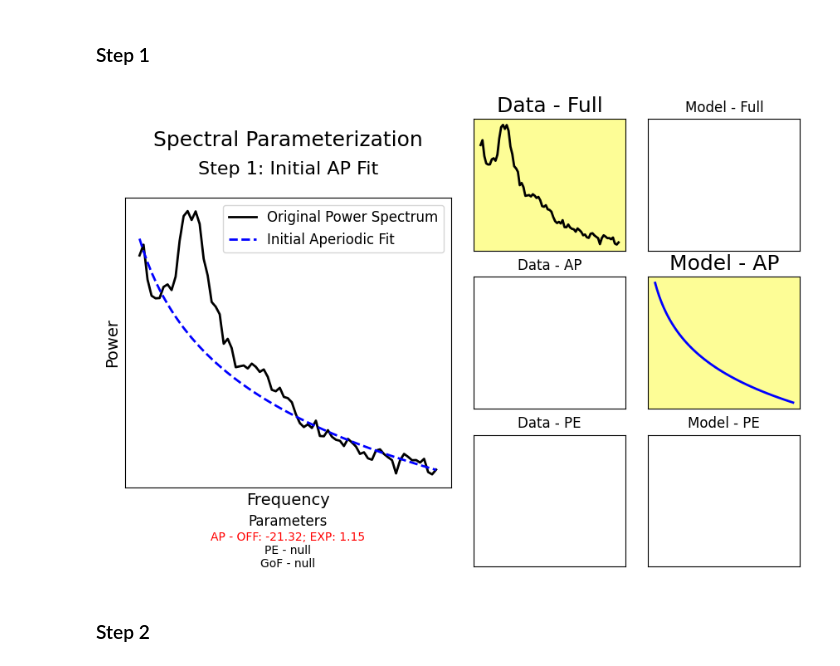
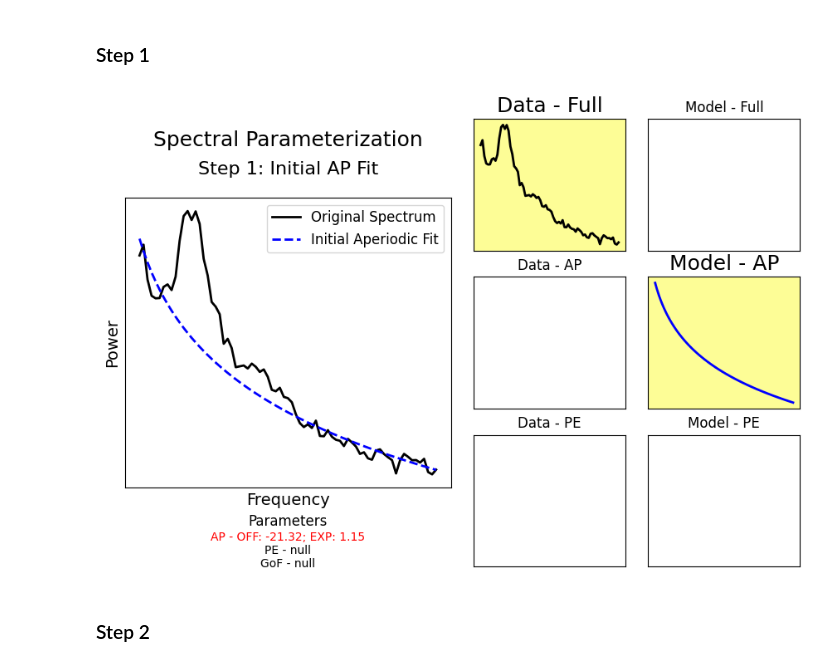
Before and after one commit to fooof-tools/Visualizers, a Jupyter notebook: notebooks/AlgorithmVisualizer.ipynb, the cells around one changed output. Saved outputs shown, nothing was run; the diff lists cells and outputs as text; code cells hidden in the pictures.

Commit message:
fix label

```diff
--- a/notebooks/AlgorithmVisualizer.ipynb
+++ b/notebooks/AlgorithmVisualizer.ipynb
@@ -152,20 +152,20 @@ init_ap_fit = gen_aperiodic(fm.data.freqs, 'fixed', init_ap_params)
 # %%
 fig, axes = make_axes()
 plot_spectra(fm.data.freqs, fm.data.power_spectrum, ax=axes['main'],
-             color=PLT_COLORS['data'], label='Original Power Spectrum')
+             color=PLT_COLORS['data'], label='Original Spectrum')
 plot_spectra(fm.data.freqs, init_ap_fit, ax=axes['main'],
              color=PLT_COLORS['aperiodic'], linestyle='dashed', label='Initial Aperiodic Fit')
 
 plot_spectra(fm.data.freqs, fm.data.power_spectrum, ax=axes['data_fu'], color=PLT_COLORS['data'], **labels)
 plot_spectra(fm.data.freqs, init_ap_fit, ax=axes['model_ap'], color=PLT_COLORS['aperiodic'], **labels)
 axes['data_fu'].set_facecolor(face_color)
 axes['model_ap'].set_facecolor(face_color)
 
 axes['text_top'].text(0.5, 0.05, 'Step 1: Initial AP Fit', **TEXT_KWARGS, fontsize=16)
 add_param_text(axes['text_bot'], ap=init_ap_params, highlight='ap')
 savefig(fig, SAVE, next(ind), LABEL, close=False)
 # %% [output]
-[figure, old version]
+[figure, new version]
 # %% [markdown]
 ### Step 2
 # %%
```
